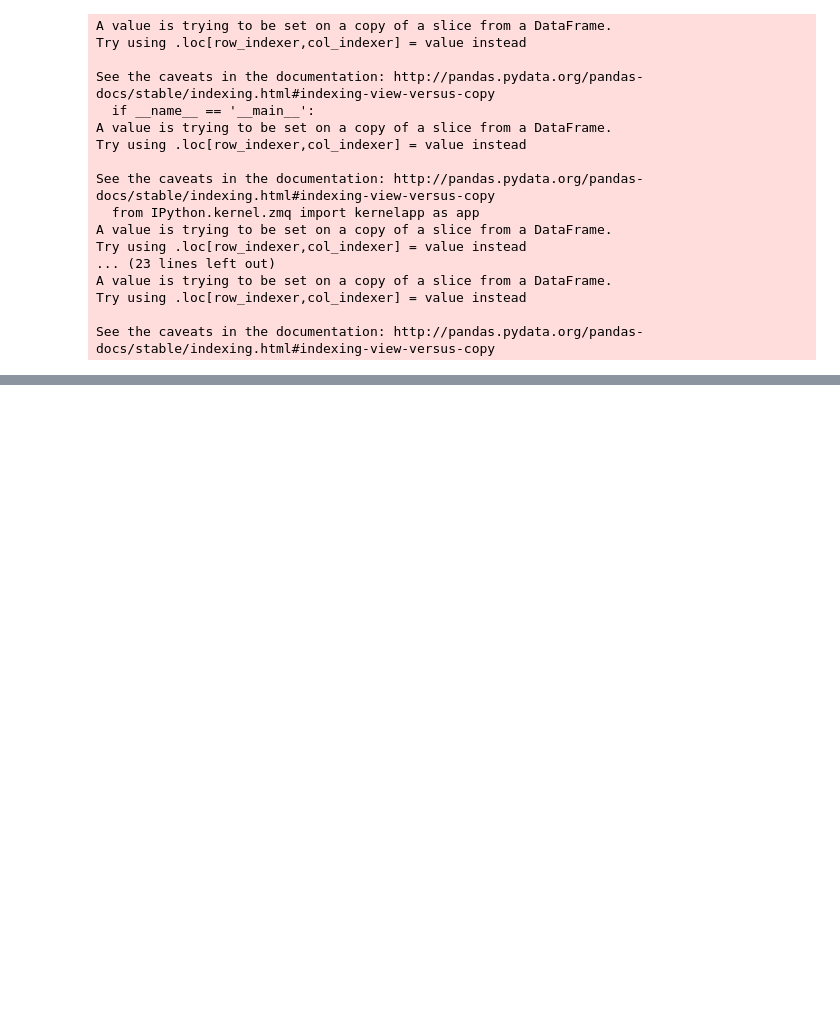
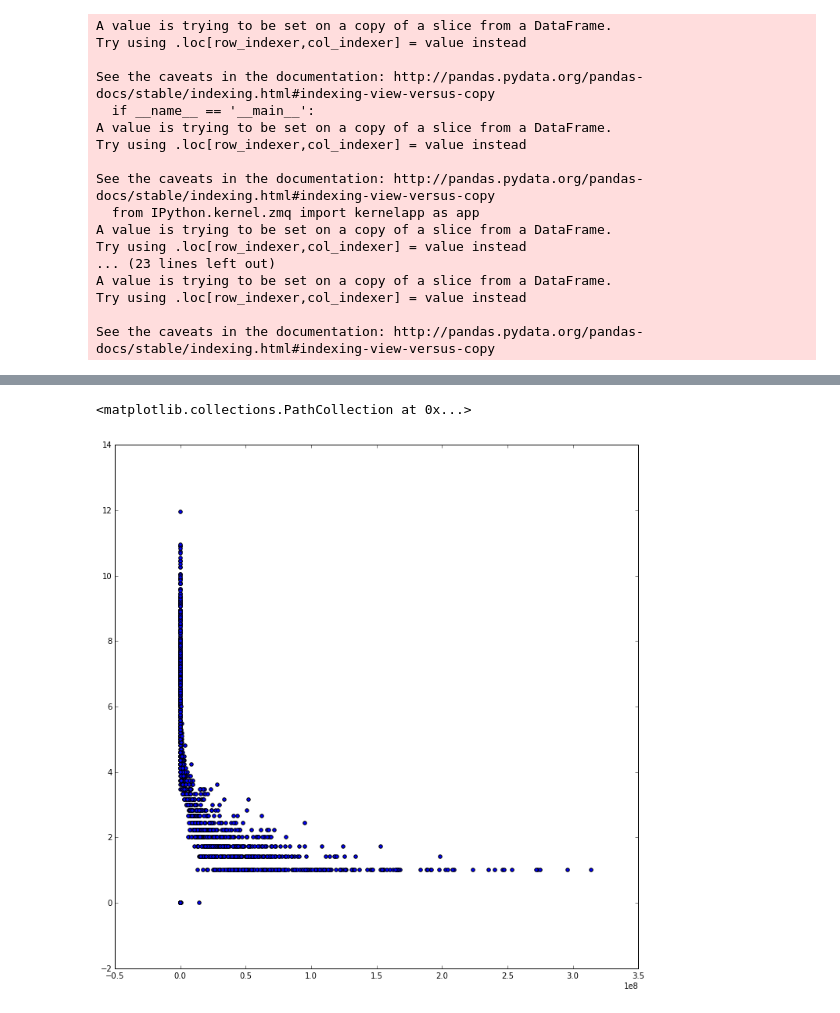
Before and after one commit to Hongtian22/capstone_project, a Jupyter notebook: Code/try.ipynb, the cells around one changed output, grey strips where cells are left out. Drawn from its saved outputs; the diff is of its cells as text; code cells hidden in the pictures; blank space fills up the shorter version.

```diff
--- a/Code/try.ipynb
+++ b/Code/try.ipynb
@@ -694,3 +674,0 @@ ObjectId('576c2975b2537a2a42d74234')
-# %%
-for i in db.test.find():
-    print i
@@ -703,0 +675,4 @@ db.test.find_one()
+# %%
+# mpaa rating
+dfmpaa = pd.get_dummies(dfall.mpaa_rating)
+dfmpaa.head()
@@ -703,0 +749,14 @@ db.test.find_one()
+# %%
+# distributor
+dfdist = dfall[['distributor']]
+#dfdist = dfdist.fillna('')
+dfdist['dist_sum'] = 0
+for index, row in dfdist.iterrows():
+    if len(row['distributor']) == 0:
+        continue
+    dlist = row['distributor'].split(',')
+    mask = np.column_stack([dfall['distributor'].str.contains(dlist[0], na=False)])
+    dftemp = dfall.loc[mask.any(axis=1)]
+    mask2 = np.column_stack([dftemp['release_date'] < dfall.get_value(index,'release_date')])
+    x = dftemp.loc[mask2.any(axis=1)]['domestic'].sum()
+    dfdist.set_value(index,'dist_sum',x)
@@ -703,0 +912,15 @@ db.test.find_one()
+# %%
+def rerank(x):
+    return math.sqrt(x)
+
+# clusters
+
+X = pd.concat([dfnumbers,dfgenre,dfmpaa,dfactors,dfdire,dfdist,dfyears],axis =1)
+y = dfall[['gross2']]
+Xy = pd.concat([X,y],axis = 1)
+X = Xy[Xy['Sci-Fi'] ==1 ]
+#X = X[X['average_per_theatre']<10000]
+y=X[['gross2']]
+X = X[['average_per_theatre','gross','production_budget','rank','actors_sum','dire_sum','dist_sum','release_year']]
+X.fillna(0,inplace=True)
+#X['rank'] = X['rank'].apply(rerank)
@@ -703,0 +1021,6 @@ db.test.find_one()
+# %%
+fig = plt.figure(figsize = (12,12))
+plt.scatter(X['gross'],X['rank'])
+# %% [output]
+<matplotlib.collections.PathCollection at 0x...>
+[figure, added]
```
Also changed, not shown: parts of 64 cells of this notebook.
